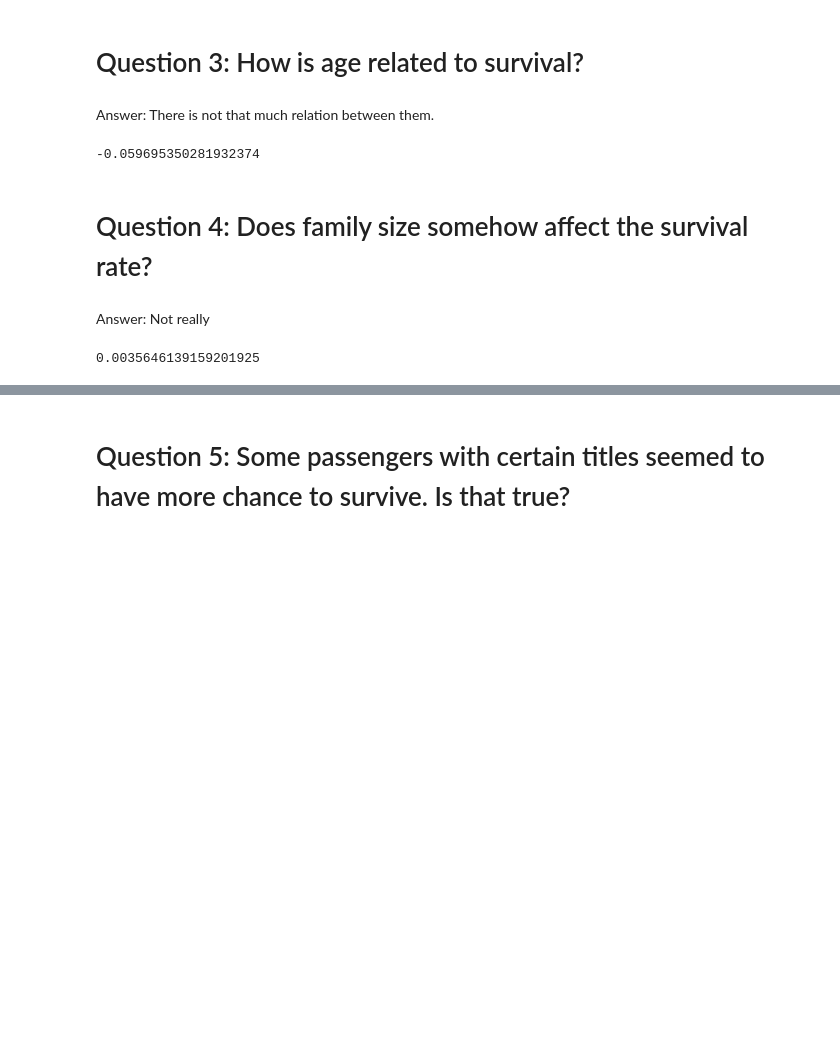
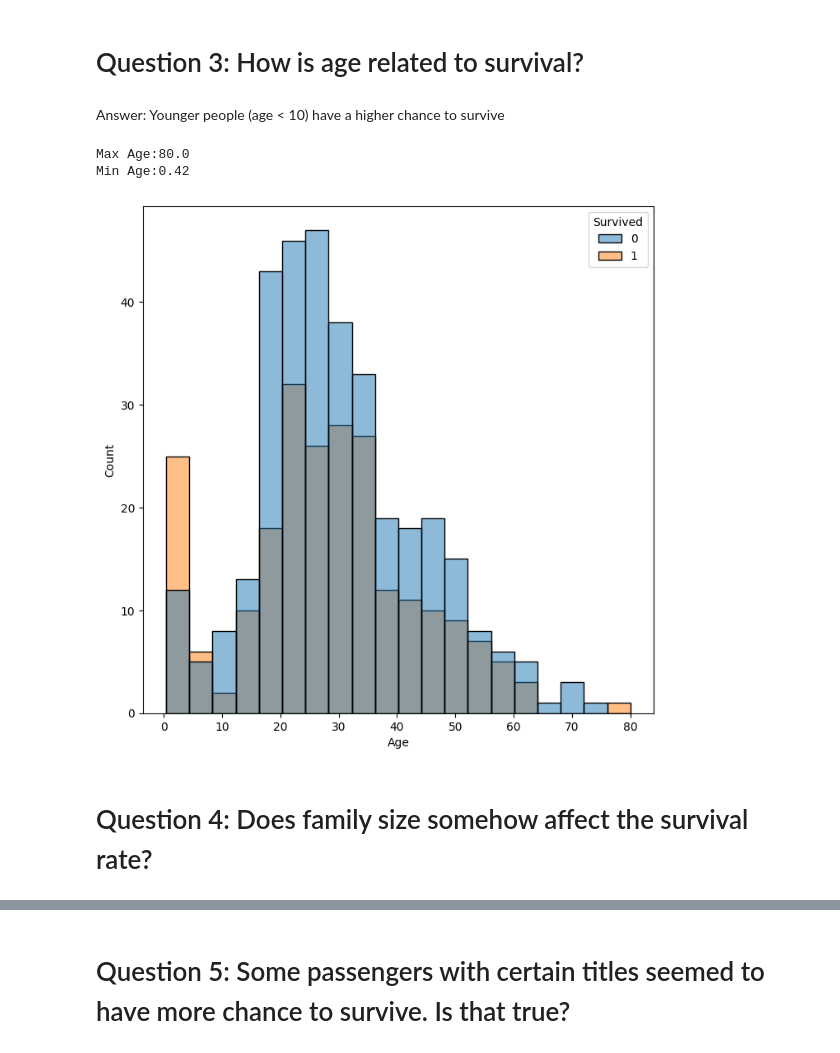
Before and after one commit to kei5uke/ntnu-ml-in-practice, a Jupyter notebook: assignment/ex2a.ipynb, the cells around one changed output, grey strips where cells are left out. Drawn from its saved outputs; the diff is of its cells as text; code cells hidden in the pictures; blank space fills up the shorter version.

```diff
--- a/assignment/ex2a.ipynb
+++ b/assignment/ex2a.ipynb
@@ -85,13 +149,19 @@ Name: Survived, dtype: float64
 # %% [markdown]
 # Question 3: How is age related to survival?
-# %% [markdown]
-Answer: There is not that much relation between them.
-# %%
-# Show the correlation of Age and Survived
-correlation['Survived']['Age']
-# %% [output]
--0.059695350281932374
+# %% [markdown]
+Answer: Younger people (age < 10) have a higher chance to survive
+# %%
+print(f'Max Age:{data["Age"].max()}')
+print(f'Min Age:{data["Age"].min()}')
+# %% [output]
+Max Age:80.0
+Min Age:0.42
+# %%
+# Histogram of Age and Survived
+plt.figure(figsize=(8, 8))
+sns.histplot(data=data, x='Age', hue='Survived', multiple='layer', color=['orange', 'skyblue'])
+plt.show()
+# %% [output]
+[figure, added]
 # %% [markdown]
 # Question 4: Does family size somehow affect the survival rate?
-# %% [markdown]
-Answer: Not really
@@ -103,5 +167,0 @@ correlation = corr_data.corr()
-# %%
-# Show the correlation of FamilySize and Survived
-correlation['Survived']['FamilySize']
-# %% [output]
-0.0035646139159201925
```
Also changed, not shown: parts of 24 cells of this notebook.
